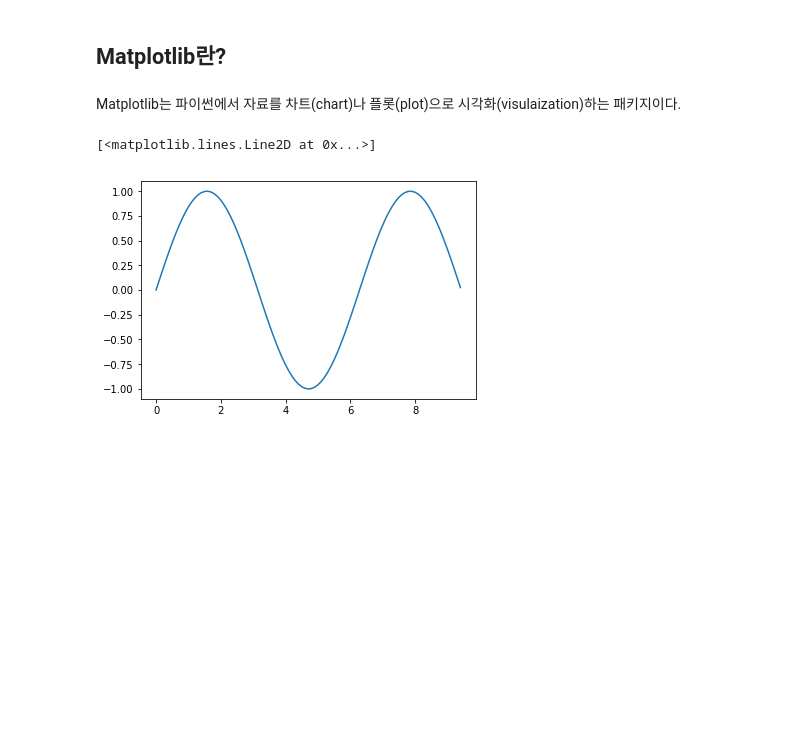
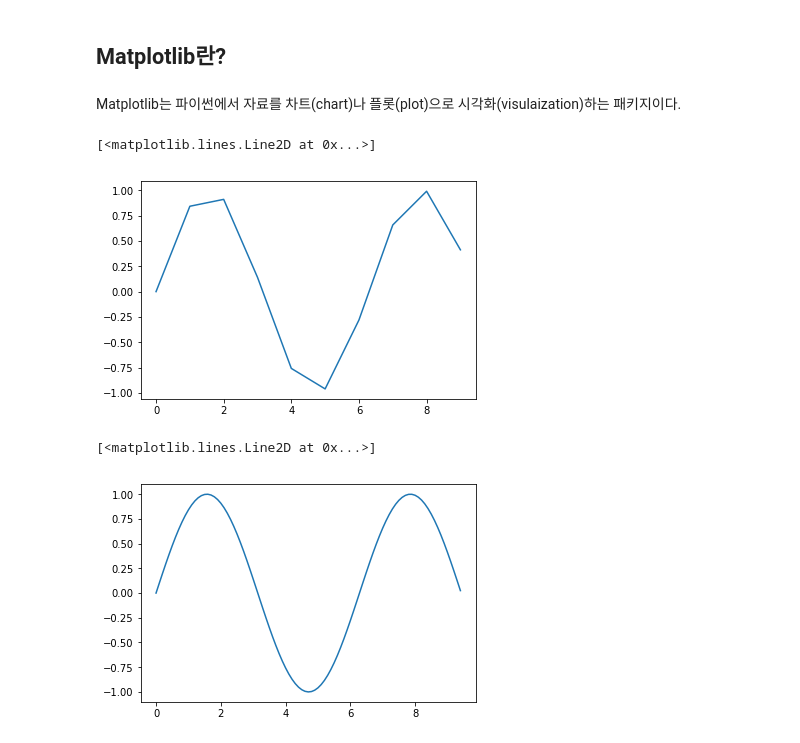
Before and after one commit to Mosses1103/PythonStudy, a Jupyter notebook: 3주차_Numpy.ipynb, the cells around one changed output. Saved outputs shown, nothing was run; the diff lists cells and outputs as text; code cells hidden in the pictures; blank space fills up the shorter version.

```diff
--- a/3주차_Numpy.ipynb
+++ b/3주차_Numpy.ipynb
@@ -690 +738,9 @@ import matplotlib.pyplot as plt
+# %%
+x = np.arange(0, 3 * np.pi, 1) # 0 ~ 3*pi(9.xx)
+y = np.sin(x)
+
+plt.plot(x, y)
+# %% [output]
+[<matplotlib.lines.Line2D at 0x...>]
+[figure, added]
 # %%
```
Also changed, not shown: parts of 16 cells of this notebook.
